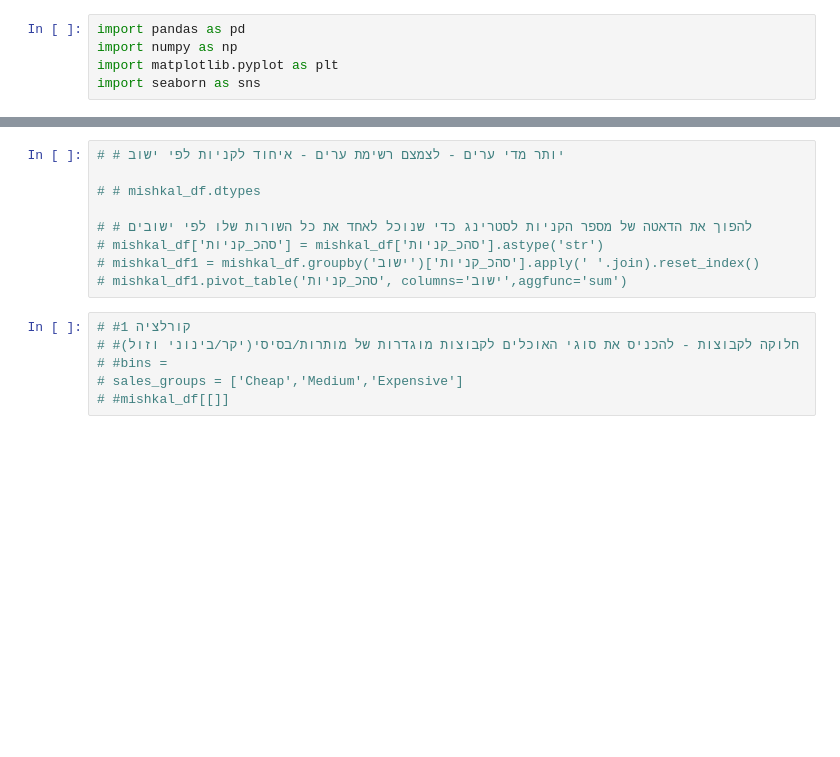
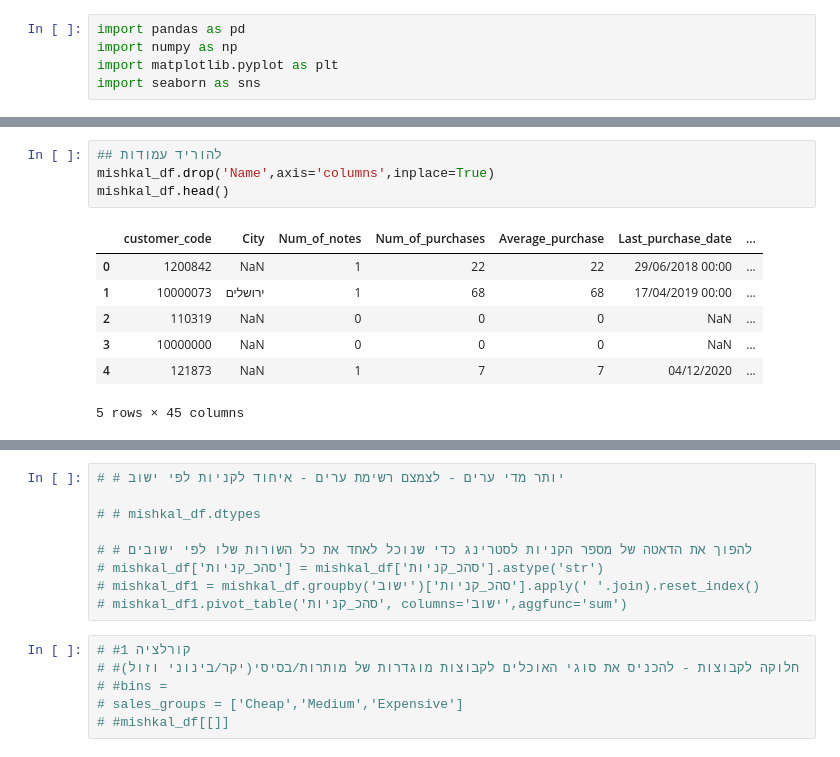
Before and after one commit to tamarsheinbach/AL_hamishkal, a Jupyter notebook: al_hamishkal.ipynb, the cells around one changed output, grey strips where cells are left out. Cells and saved outputs as stored; diff of their text form; blank space fills up the shorter version.

```diff
--- a/al_hamishkal.ipynb
+++ b/al_hamishkal.ipynb
@@ -147,0 +17,12 @@ mishkal_df
+# %%
+## להוריד עמודות
+mishkal_df.drop('Name',axis='columns',inplace=True)
+mishkal_df.head()
+# %% [output]
+|  | customer_code | City | Num_of_notes | Num_of_purchases | Average_purchase | Last_purchase_date | ... |
+| 0 | 1200842 | NaN | 1 | 22 | 22 | 29/06/2018 00:00 | ... |
+| 1 | 10000073 | ירושלים | 1 | 68 | 68 | 17/04/2019 00:00 | ... |
+| 2 | 110319 | NaN | 0 | 0 | 0 | NaN | ... |
+| 3 | 10000000 | NaN | 0 | 0 | 0 | NaN | ... |
+| 4 | 121873 | NaN | 1 | 7 | 7 | 04/12/2020 | ... |
+5 rows × 45 columns
```
Also changed, not shown: parts of 21 cells of this notebook.
